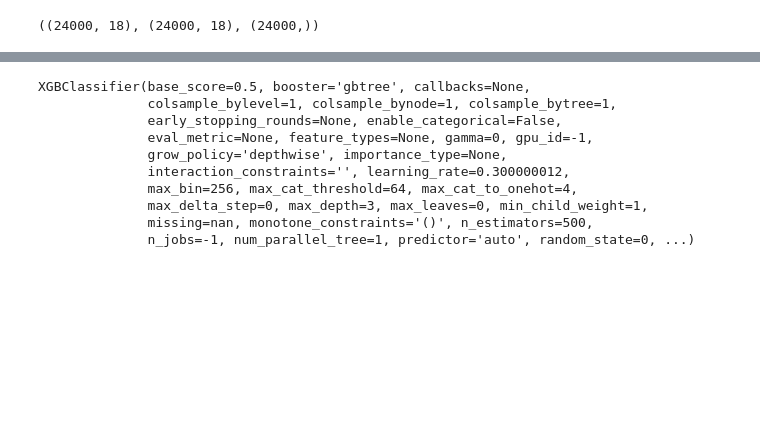
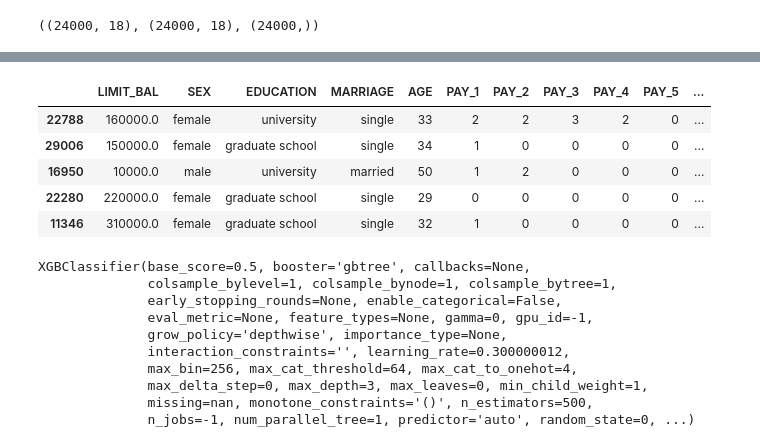
Before and after one commit to MANDARAPURAVITEJA/Credit-Card-Default-Prediction, a Jupyter notebook: Notebooks/CreditCard_DefaultPrediction.ipynb, the cells around one changed output, grey strips where cells are left out. Cells and saved outputs as stored; diff of their text form; code cells hidden in the pictures; blank space fills up the shorter version.

```diff
--- a/Notebooks/CreditCard_DefaultPrediction.ipynb
+++ b/Notebooks/CreditCard_DefaultPrediction.ipynb
@@ -271,3 +286,12 @@ array([-0.05663829, -0.26455769,  2.15883325,  2.09047442,  3.42561767,
+# %%
+X_train.head()
+# %% [output]
+|  | LIMIT_BAL | SEX | EDUCATION | MARRIAGE | AGE | PAY_1 | PAY_2 | PAY_3 | PAY_4 | PAY_5 | ... |
+| 22788 | 160000.0 | female | university | single | 33 | 2 | 2 | 3 | 2 | 0 | ... |
+| 29006 | 150000.0 | female | graduate school | single | 34 | 1 | 0 | 0 | 0 | 0 | ... |
+| 16950 | 10000.0 | male | university | married | 50 | 1 | 2 | 0 | 0 | 0 | ... |
+| 22280 | 220000.0 | female | graduate school | single | 29 | 0 | 0 | 0 | 0 | 0 | ... |
+| 11346 | 310000.0 | female | graduate school | single | 32 | 1 | 0 | 0 | 0 | 0 | ... |
 # %%
 smote = SMOTE(sampling_strategy=0.5)
 X_train1,y_train1 = smote.fit_resample(X_train_processed,y_train)
```
Also changed, not shown: parts of 6 cells of this notebook, 17 other files.
